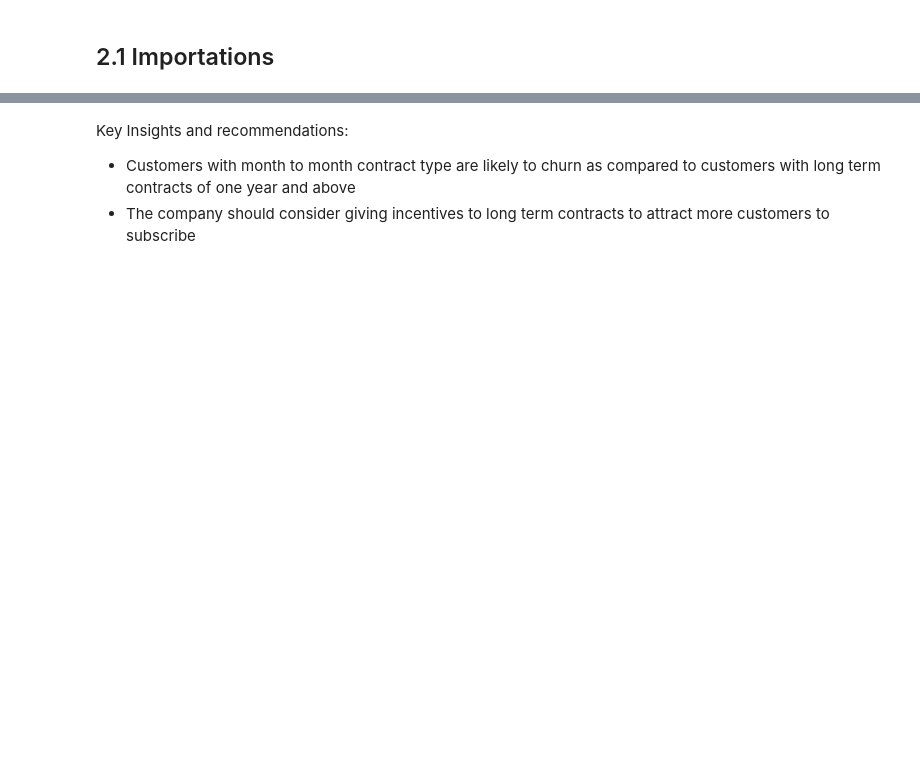
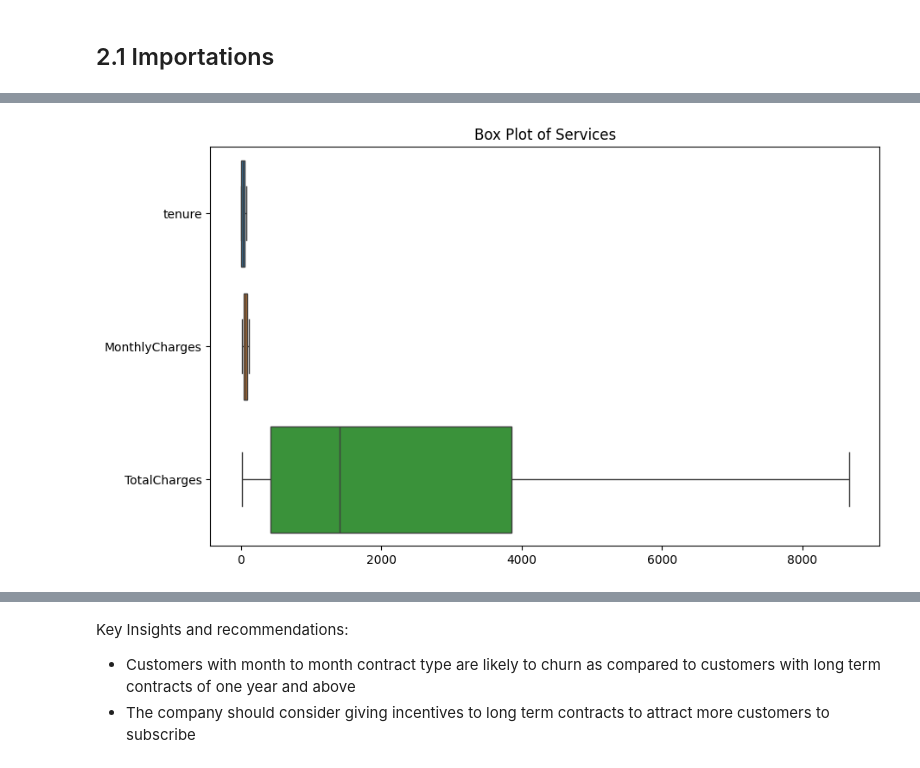
Before and after one commit to mwakabrian/LP2_Telco_customer_churn_Classification_Project, a Jupyter notebook: lp2_telco_customer_churn.ipynb, the cells around one changed output, grey strips where cells are left out. Cells and saved outputs as stored; diff of their text form; code cells hidden in the pictures; blank space fills up the shorter version.

```diff
--- a/lp2_telco_customer_churn.ipynb
+++ b/lp2_telco_customer_churn.ipynb
@@ -565,0 +367,8 @@ plt.show()
+# %%
+# Create a box plot to check for outliers
+plt.figure(figsize=(10, 6))
+sns.boxplot(data=df,orient='h')
+plt.title('Box Plot of Services')
+plt.show()
+# %% [output]
+[figure, added]
```
Also changed, not shown: parts of 194 cells of this notebook, 4 other files.
